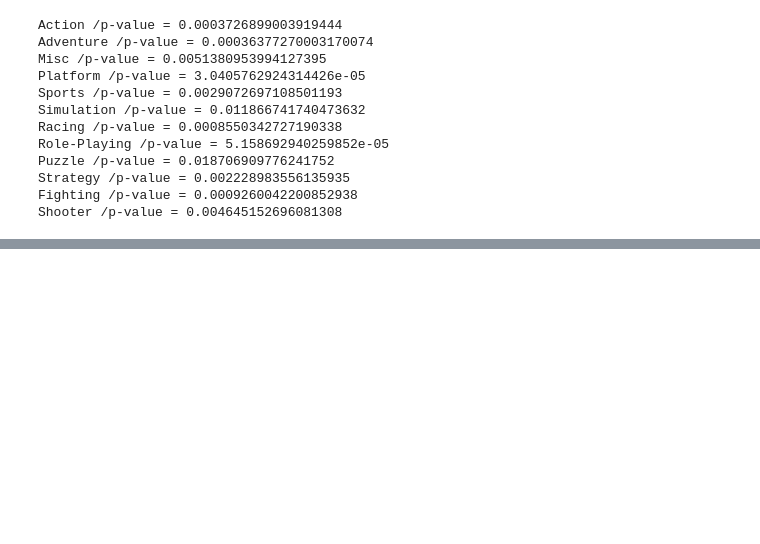
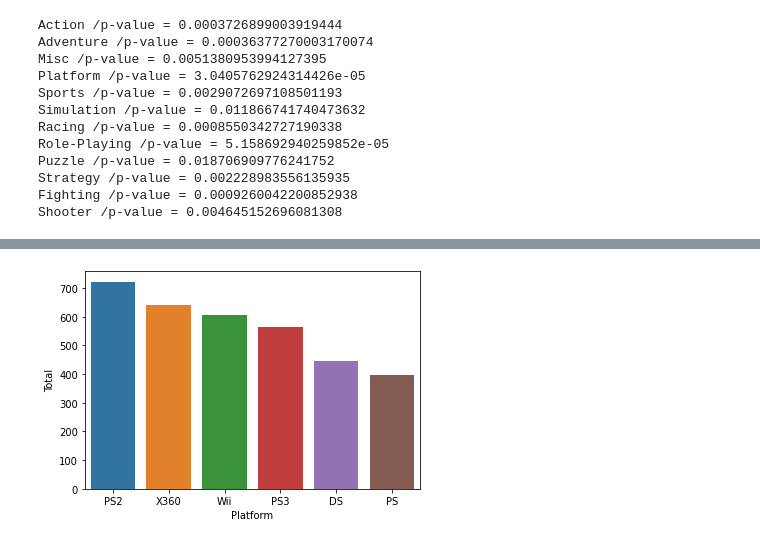
Before and after one commit to bong7233/AI_Project_1, a Jupyter notebook: AI_03_이상봉_Section1.ipynb, the cells around one changed output, grey strips where cells are left out. Cells and saved outputs as stored; diff of their text form; code cells hidden in the pictures; blank space fills up the shorter version.

```diff
--- a/AI_03_이상봉_Section1.ipynb
+++ b/AI_03_이상봉_Section1.ipynb
@@ -376,0 +456,5 @@ Shooter /p-value = 0.004645152696081308
+# %%
+# 플랫폼과 판매량
+show_10per('Platform')
+# %% [output]
+[figure, added]
```
Also changed, not shown: parts of 25 cells of this notebook.
